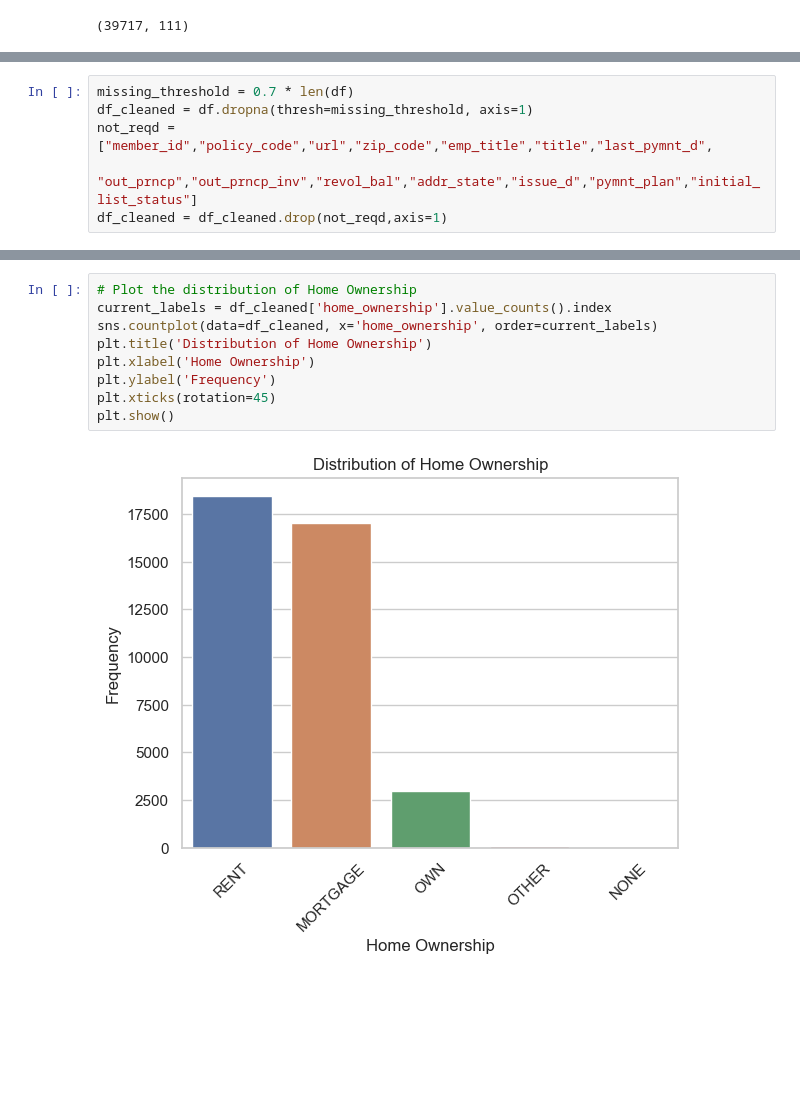
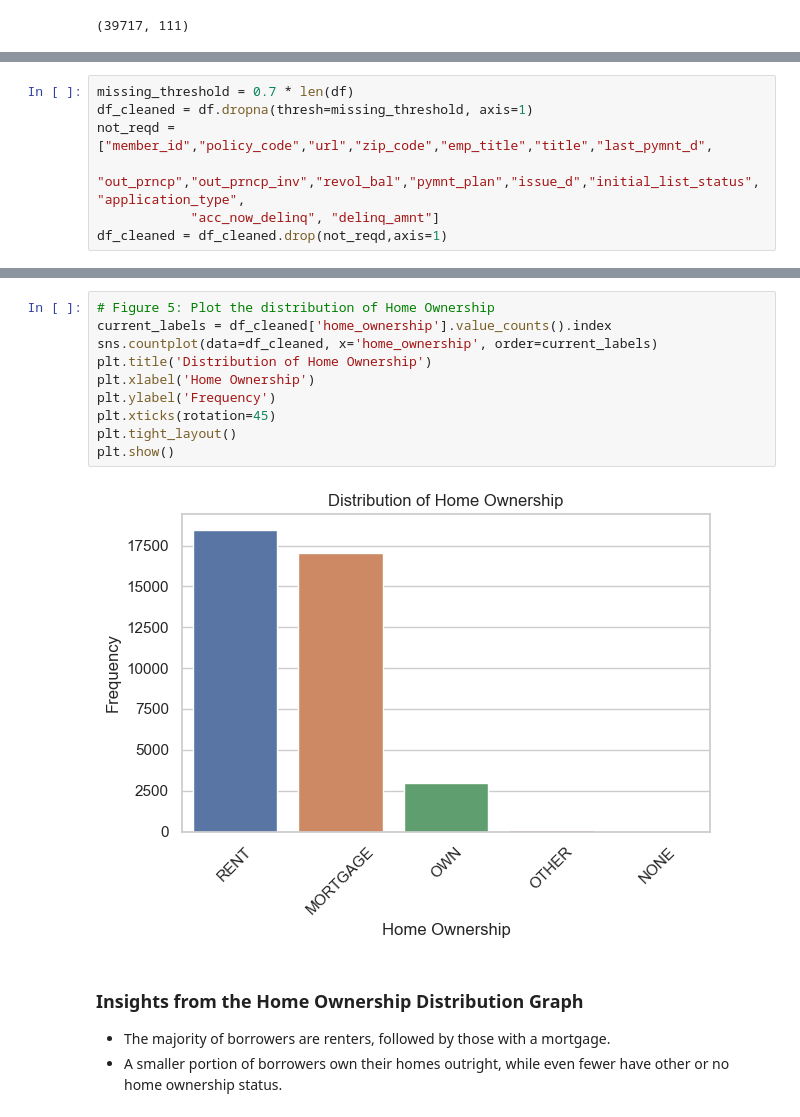
Before and after one commit to sowmilydutta/Lending_Club_Case_Study, a Jupyter notebook: Sowmily_Dutta_Case_study.ipynb, the cells around one changed output, grey strips where cells are left out. Saved outputs shown, nothing was run; the diff lists cells and outputs as text; blank space fills up the shorter version.

```diff
--- a/Sowmily_Dutta_Case_study.ipynb
+++ b/Sowmily_Dutta_Case_study.ipynb
@@ -68,5 +73,6 @@ dtype: float64
 missing_threshold = 0.7 * len(df)
 df_cleaned = df.dropna(thresh=missing_threshold, axis=1)
 not_reqd = ["member_id","policy_code","url","zip_code","emp_title","title","last_pymnt_d",
-            "out_prncp","out_prncp_inv","revol_bal","addr_state","issue_d","pymnt_plan","initial_list_status"]
+            "out_prncp","out_prncp_inv","revol_bal","pymnt_plan","issue_d","initial_list_status","application_type",
+            "acc_now_delinq", "delinq_amnt"]
 df_cleaned = df_cleaned.drop(not_reqd,axis=1)
@@ -216,12 +222,17 @@ plt.show()
 # %%
-# Plot the distribution of Home Ownership
+# Figure 5: Plot the distribution of Home Ownership
 current_labels = df_cleaned['home_ownership'].value_counts().index
 sns.countplot(data=df_cleaned, x='home_ownership', order=current_labels)
 plt.title('Distribution of Home Ownership')
 plt.xlabel('Home Ownership')
 plt.ylabel('Frequency')
 plt.xticks(rotation=45)
+plt.tight_layout()
 plt.show()
 # %% [output]
-[figure, old version]
+[figure, new version]
+# %% [markdown]
+### Insights from the Home Ownership Distribution Graph
+- The majority of borrowers are renters, followed by those with a mortgage.
+- A smaller portion of borrowers own their homes outright, while even fewer have other or no home ownership status.
 # %%
```
Also changed, not shown: parts of 40 cells of this notebook.
